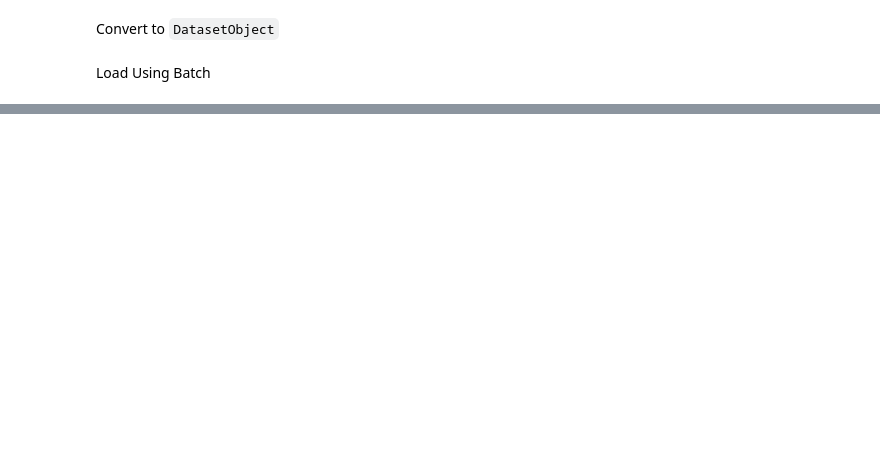
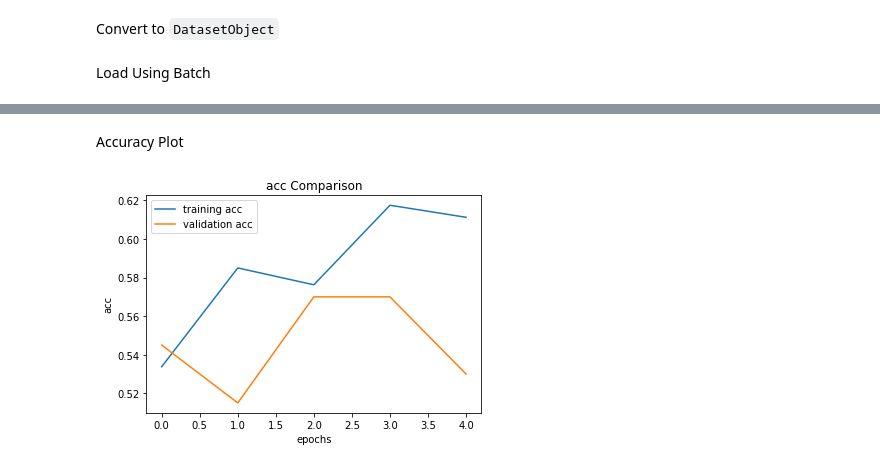
Before and after one commit to m3sibti/DL_projects, a Jupyter notebook: Keras_ResNet_mw.ipynb, the cells around one changed output, grey strips where cells are left out. Cells and saved outputs as stored; diff of their text form; code cells hidden in the pictures; blank space fills up the shorter version.

```diff
--- a/Keras_ResNet_mw.ipynb
+++ b/Keras_ResNet_mw.ipynb
@@ -37,0 +143,6 @@ test_ds = test_ds.cache().batch(32).prefetch(buffer_size=16)
+# %% [markdown]
+Accuracy Plot
+# %%
+plot_hist('acc')
+# %% [output]
+[figure, added]
```
Also changed, not shown: parts of 17 cells of this notebook.
